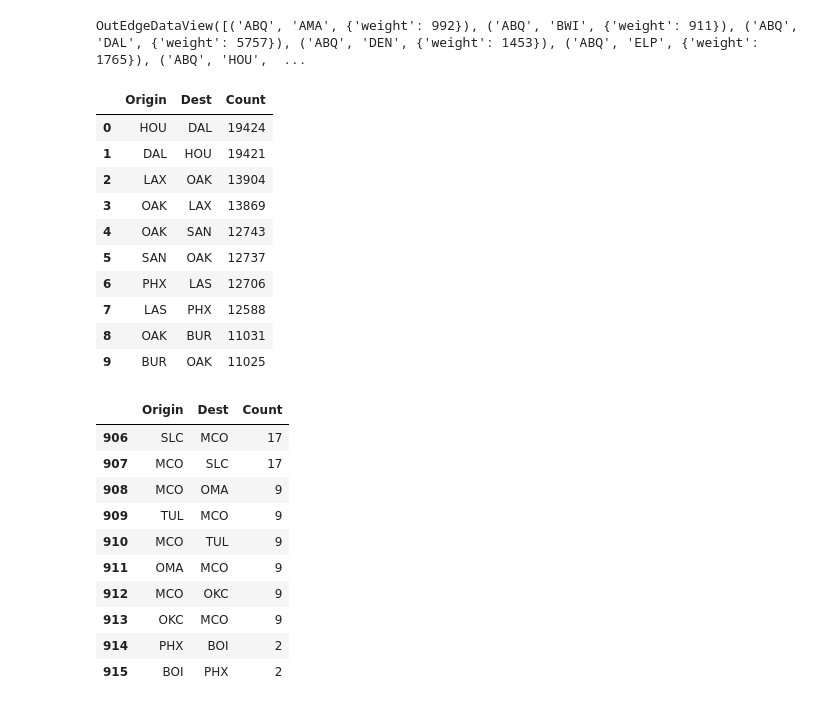
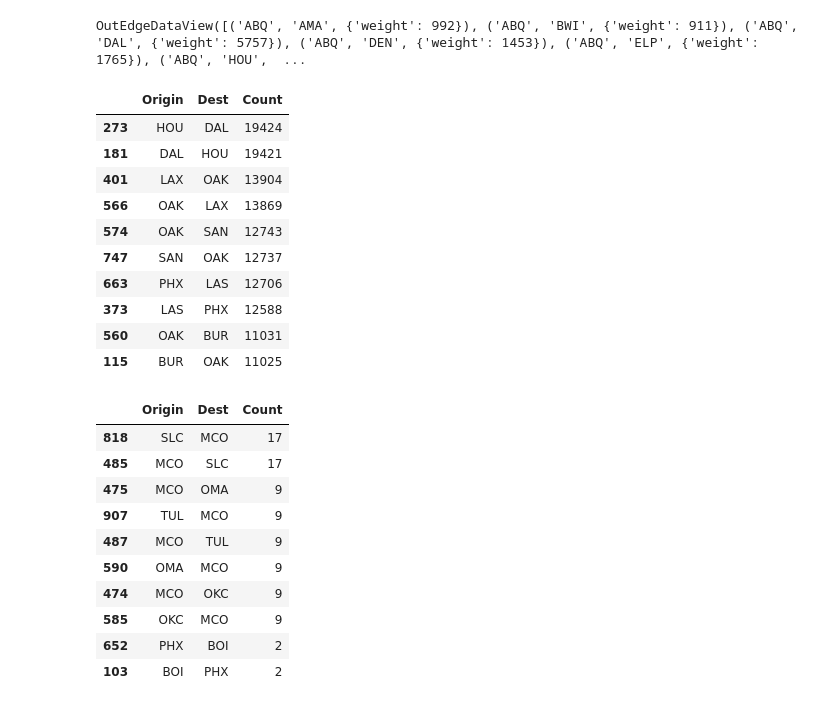
Before and after one commit to Zibski/Airline-on-time, a Jupyter notebook: Data Exploration.ipynb, the cells around one changed output. Drawn from its saved outputs; the diff is of its cells as text; code cells hidden in the pictures.

```diff
--- a/Data Exploration.ipynb
+++ b/Data Exploration.ipynb
@@ -15,3 +10,17 @@ df = df.merge(right=df_airports,how='left', left_on='Origin', right_on='iata')
+# %%
+dtypes = {'Year': 'int32', 'Month': 'int32', 'DayofMonth': 'int32', 'DayOfWeek': 'int32', 'DepTime': 'float32',
+          'CRSDepTime': 'int32', 'ArrTime': 'float32', 'CRSArrTime': 'int32', 'UniqueCarrier': 'str',
+          'FlightNum': 'int32', 'TailNum': 'str', 'ActualElapsedTime': 'float32', 'CRSElapsedTime': 'float32',
+          'AirTime': 'float32', 'ArrDelay': 'float32', 'DepDelay': 'float32', 'Origin': 'str', 'Dest': 'str',
+          'Distance': 'int32', 'TaxiIn': 'float32', 'TaxiOut': 'float32', 'Cancelled': 'int32',
+          'CancellationCode': 'str', 'Diverted': 'int32', 'CarrierDelay': 'float32', 'WeatherDelay': 'float32',
+          'NASDelay': 'float32', 'SecurityDelay': 'float32', 'LateAircraftDelay': 'float32'}
+df_all = pd.concat([pd.read_csv('input/2007.csv', dtype=dtypes),
+                    pd.read_csv('input/2008.csv', dtype=dtypes)])
+df_airports = pd.read_csv('input/airports.csv')
+df_all = df_all.merge(right=df_airports,how='left', left_on='Origin', right_on='iata')
+df_all = df_all.merge(right=df_airports,how='left', left_on='Dest', right_on='iata')
+df = df_all[df_all['UniqueCarrier']=='WN']
 # %%
 for dataset in df:
     df.loc[df['ArrDelay'] <= 15, 'Status'] = 0
@@ -23,6 +32,6 @@ for dataset in df:
     df.loc[df['CancellationCode'] == 'B', 'WeatherCancelation'] = 1
     df.loc[df['CancellationCode'] == 'C', 'NasCancelation'] = 1
     df.loc[df['CancellationCode'] == 'D', 'SecurityCancelation'] = 1
-df['lon-lat'] = df[['long', 'lat']].apply(tuple, axis=1)
+df['lon-lat'] = df[['long_x', 'lat_x']].apply(tuple, axis=1)
 df['DepDate'] = pd.to_datetime(df.Year*10000+df.Month*100+df.DayofMonth,format='%Y%m%d')
 df.index = df['DepDate']
@@ -340,36 +384,36 @@ G.edges.data()
 # %% [output]
 OutEdgeDataView([('ABQ', 'AMA', {'weight': 992}), ('ABQ', 'BWI', {'weight': 911}), ('ABQ', 'DAL', {'weight': 5757}), ('ABQ', 'DEN', {'weight': 1453}), ('ABQ', 'ELP', {'weight': 1765}), ('ABQ', 'HOU',  ...
 # %%
+tst = df[['Year', 'Origin', 'Dest']].groupby(['Origin', 'Dest']).count()
 flight_counts = tst.rename(columns={'Year': 'Count'},index=str)
 flight_counts = flight_counts.reset_index()
 flight_counts = flight_counts.sort_values(by='Count', ascending=False)
-del flight_counts['index']
 flight_counts[:10]
 #Show 10 most frequent connections
 # %% [output]
 |  | Origin | Dest | Count |
-| 0 | HOU | DAL | 19424 |
-| 1 | DAL | HOU | 19421 |
-| 2 | LAX | OAK | 13904 |
-| 3 | OAK | LAX | 13869 |
-| 4 | OAK | SAN | 12743 |
-| 5 | SAN | OAK | 12737 |
-| 6 | PHX | LAS | 12706 |
-| 7 | LAS | PHX | 12588 |
-| 8 | OAK | BUR | 11031 |
-| 9 | BUR | OAK | 11025 |
+| 273 | HOU | DAL | 19424 |
+| 181 | DAL | HOU | 19421 |
+| 401 | LAX | OAK | 13904 |
+| 566 | OAK | LAX | 13869 |
+| 574 | OAK | SAN | 12743 |
+| 747 | SAN | OAK | 12737 |
+| 663 | PHX | LAS | 12706 |
+| 373 | LAS | PHX | 12588 |
+| 560 | OAK | BUR | 11031 |
+| 115 | BUR | OAK | 11025 |
 # %%
 flight_counts[-10:]
 #Shows least frequent connections
 # %% [output]
 |  | Origin | Dest | Count |
-| 906 | SLC | MCO | 17 |
-| 907 | MCO | SLC | 17 |
-| 908 | MCO | OMA | 9 |
-| 909 | TUL | MCO | 9 |
-| 910 | MCO | TUL | 9 |
-| 911 | OMA | MCO | 9 |
-| 912 | MCO | OKC | 9 |
-| 913 | OKC | MCO | 9 |
-| 914 | PHX | BOI | 2 |
-| 915 | BOI | PHX | 2 |
+| 818 | SLC | MCO | 17 |
+| 485 | MCO | SLC | 17 |
+| 475 | MCO | OMA | 9 |
+| 907 | TUL | MCO | 9 |
+| 487 | MCO | TUL | 9 |
+| 590 | OMA | MCO | 9 |
+| 474 | MCO | OKC | 9 |
+| 585 | OKC | MCO | 9 |
+| 652 | PHX | BOI | 2 |
+| 103 | BOI | PHX | 2 |
```
Also changed, not shown: parts of 4 cells of this notebook.
